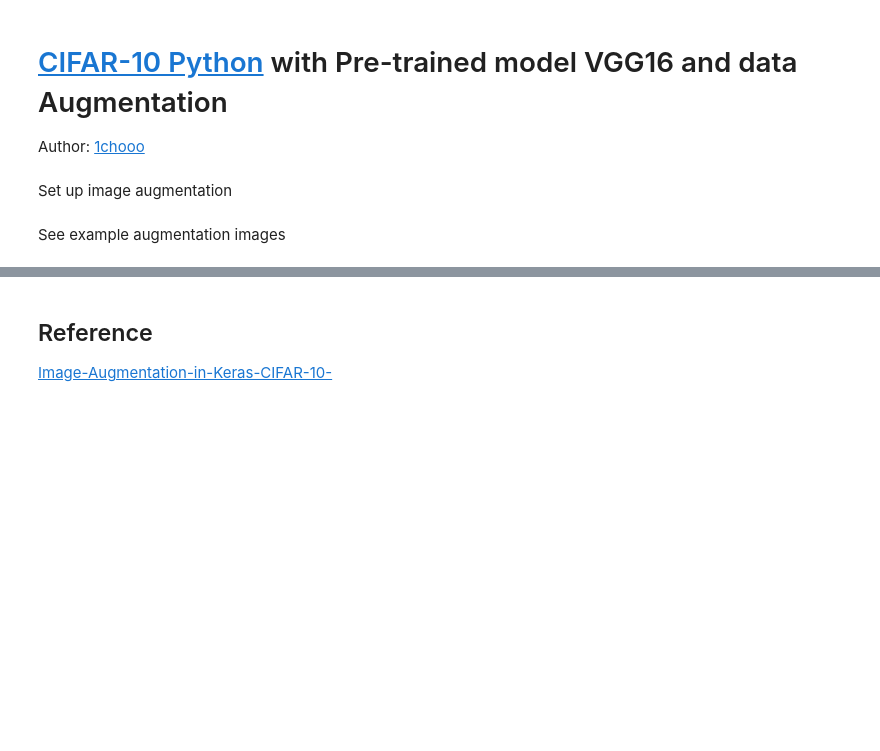
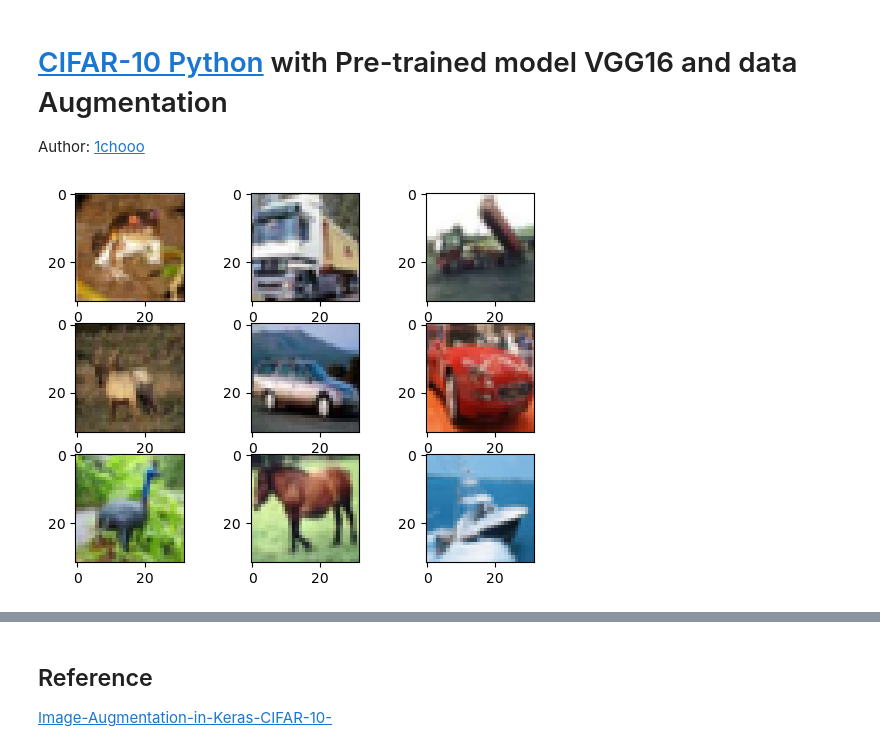
Before and after one commit to 1chooo/ai, a Jupyter notebook: cifar-10/cifar-10-with-pre-trained-vgg16-data-augmentation.ipynb, the cells around one changed output, grey strips where cells are left out. Drawn from its saved outputs; the diff is of its cells as text; code cells hidden in the pictures; blank space fills up the shorter version.

```diff
--- a/cifar-10/cifar-10-with-pre-trained-vgg16-data-augmentation.ipynb
+++ b/cifar-10/cifar-10-with-pre-trained-vgg16-data-augmentation.ipynb
@@ -14,12 +22,10 @@ from tensorflow.keras.layers import (BatchNormalization, Conv2D, Dense,
 # %%
-(x_train, y_train), (x_test, y_test) = keras.datasets.cifar10.load_data()
-
-img_rows, img_cols, channels= 32, 32, 3
-
+(x_train, y_train), (x_test, y_test) = cifar10.load_data()
+img_rows, img_cols , channels= 32,32,3
 for i in range(0,9):
     plt.subplot(330 + 1 + i)
     plt.imshow(x_train[i])
 plt.show()
+# %% [output]
+[figure, added]
-# %% [markdown]
-Set up image augmentation
 # %%
@@ -33,4 +40,2 @@ datagen = tf.keras.preprocessing.image.ImageDataGenerator(
 datagen.fit(x_train)
-# %% [markdown]
-See example augmentation images
 # %%
```
Also changed, not shown: parts of 22 cells of this notebook.
